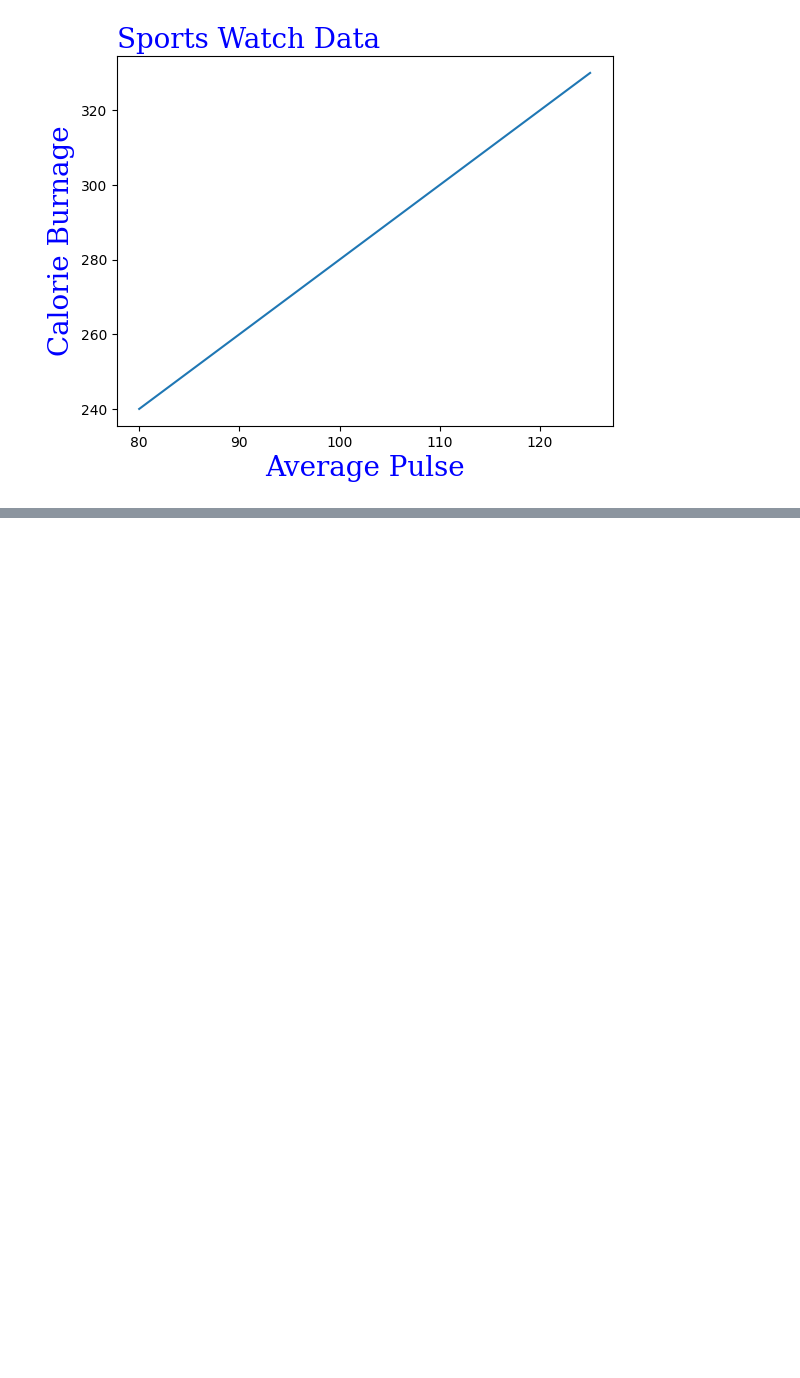
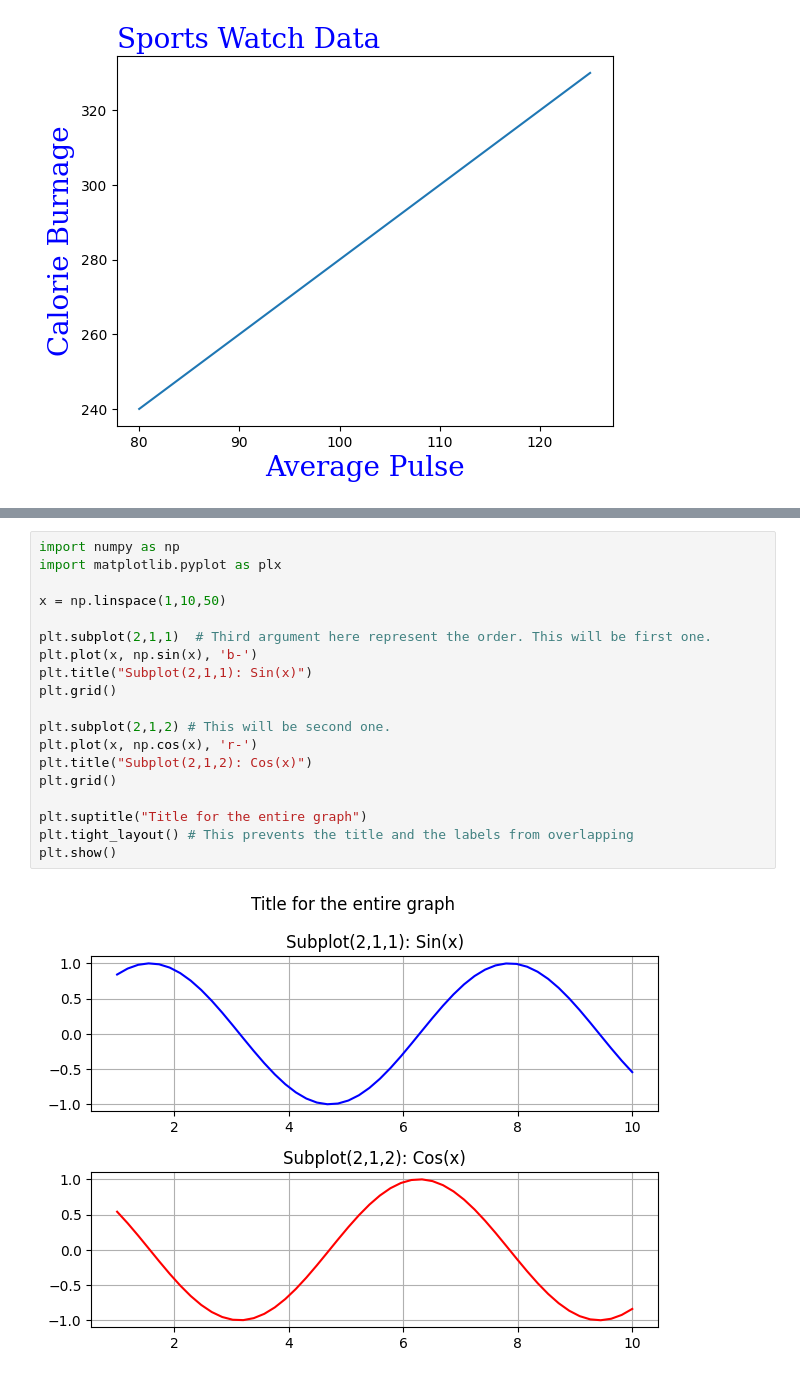
Before and after one commit to varunptel/Pythoning, a Jupyter notebook: Python_Matplotlib.ipynb, the cells around one changed output, grey strips where cells are left out. Saved outputs shown, nothing was run; the diff lists cells and outputs as text; blank space fills up the shorter version.

```diff
--- a/Python_Matplotlib.ipynb
+++ b/Python_Matplotlib.ipynb
@@ -221,0 +257,21 @@ plt.show()
+# %%
+import numpy as np
+import matplotlib.pyplot as plx
+
+x = np.linspace(1,10,50)
+
+plt.subplot(2,1,1)  # Third argument here represent the order. This will be first one.
+plt.plot(x, np.sin(x), 'b-')
+plt.title("Subplot(2,1,1): Sin(x)")
+plt.grid()
+
+plt.subplot(2,1,2) # This will be second one.
+plt.plot(x, np.cos(x), 'r-')
+plt.title("Subplot(2,1,2): Cos(x)")
+plt.grid()
+
+plt.suptitle("Title for the entire graph")
+plt.tight_layout() # This prevents the title and the labels from overlapping
+plt.show()
+# %% [output]
+[figure, added]
```
Also changed, not shown: parts of 10 cells of this notebook.
